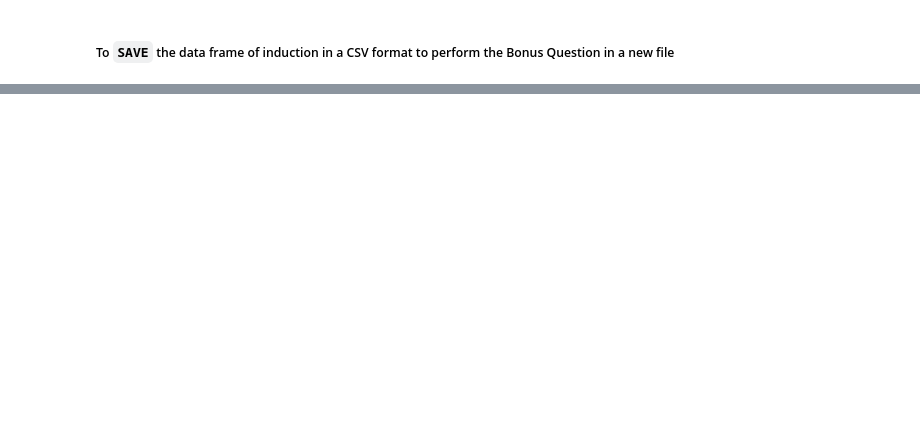
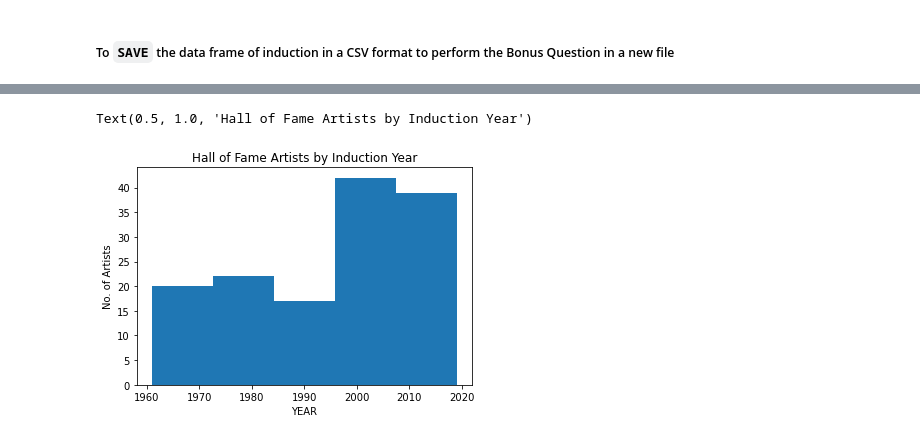
Before and after one commit to dpatelaqua/python-web-scraping-country-music-hof-dpatelaqua, a Jupyter notebook: notebook/CMH_webscraping.ipynb, the cells around one changed output, grey strips where cells are left out. Drawn from its saved outputs; the diff is of its cells as text; code cells hidden in the pictures; blank space fills up the shorter version.

```diff
--- a/notebook/CMH_webscraping.ipynb
+++ b/notebook/CMH_webscraping.ipynb
@@ -393,3 +394,5 @@ memory usage: 2.2+ KB
 ##### To `SAVE` the data frame of induction in a CSV format to perform the Bonus Question in a new file
 # %%
 induction_df.to_csv('induction.csv',index=False)
+# %%
+induction_df.year =induction_df.year.astype('int')
@@ -395,0 +411,8 @@ induction_df.to_csv('induction.csv',index=False)
+# %%
+plt.hist(induction_df["year"], bins =5)
+plt.xlabel('YEAR')
+plt.ylabel('No. of Artists')
+plt.title('Hall of Fame Artists by Induction Year')
+# %% [output]
+Text(0.5, 1.0, 'Hall of Fame Artists by Induction Year')
+[figure, added]
```
Also changed, not shown: parts of 10 cells of this notebook, 2 other files.
